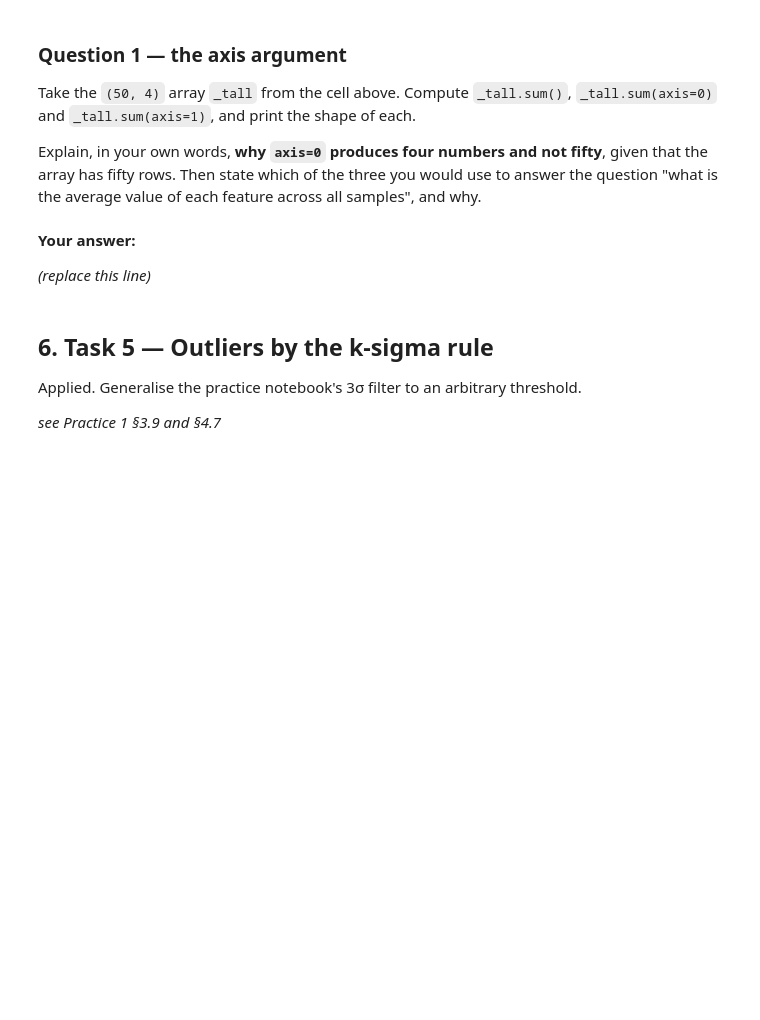
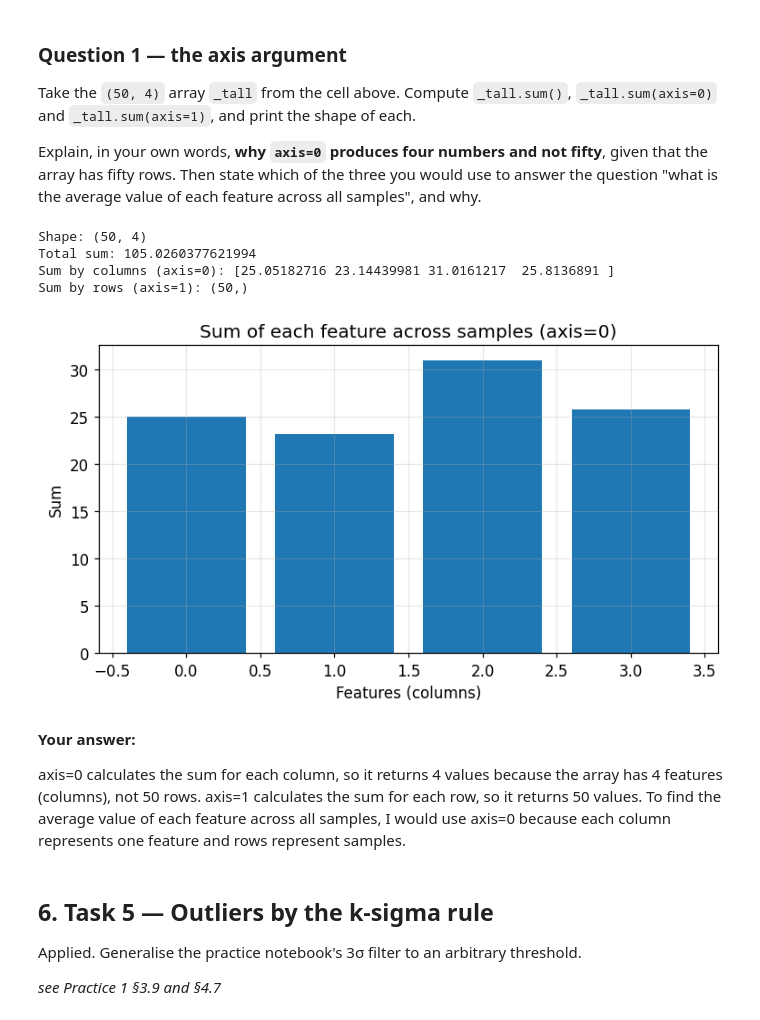
Before and after one commit to yuliiamatviievska-prog/ida-practice-12, a Jupyter notebook: practice/1/1-homework.ipynb, the cells around one changed output. Cells and saved outputs as stored; diff of their text form; code cells hidden in the pictures; blank space fills up the shorter version.

```diff
--- a/practice/1/1-homework.ipynb
+++ b/practice/1/1-homework.ipynb
@@ -216,11 +232,39 @@ fifty**, given that the array has fifty rows. Then state which of the three
 you would use to answer the question "what is the average value of each
 feature across all samples", and why.
 # %%
-# Space for the code that supports your answer.
+import numpy as np
+import matplotlib.pyplot as plt
+
+# беремо масив (50, 4)
+tall = np.random.rand(50, 4)
+
+# обчислення
+total = tall.sum()
+sum_columns = tall.sum(axis=0)
+sum_rows = tall.sum(axis=1)
+
+print("Shape:", tall.shape)
+print("Total sum:", total)
+print("Sum by columns (axis=0):", sum_columns)
+print("Sum by rows (axis=1):", sum_rows.shape)
+
+# графік
+plt.figure(figsize=(8,4))
+plt.bar(range(4), sum_columns)
+plt.xlabel("Features (columns)")
+plt.ylabel("Sum")
+plt.title("Sum of each feature across samples (axis=0)")
+plt.show()
+# %% [output]
+Shape: (50, 4)
+Total sum: 105.0260377621994
+Sum by columns (axis=0): [25.05182716 23.14439981 31.0161217  25.8136891 ]
+Sum by rows (axis=1): (50,)
+[figure, added]
 # %% [markdown]
 **Your answer:**
 
-_(replace this line)_
+axis=0 calculates the sum for each column, so it returns 4 values because the array has 4 features (columns), not 50 rows. axis=1 calculates the sum for each row, so it returns 50 values. To find the average value of each feature across all samples, I would use axis=0 because each column represents one feature and rows represent samples.
 # %% [markdown]
 ## 6. Task 5 — Outliers by the k-sigma rule
 
```
Also changed, not shown: parts of 26 cells of this notebook.
